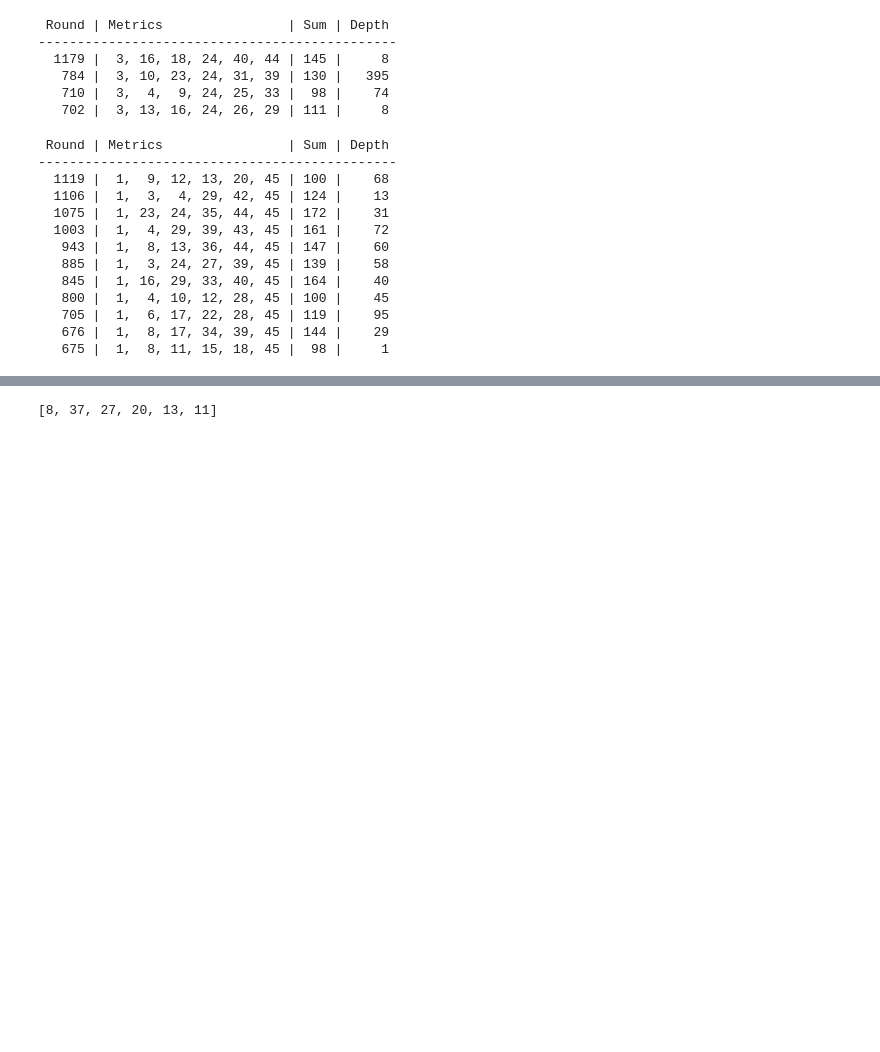
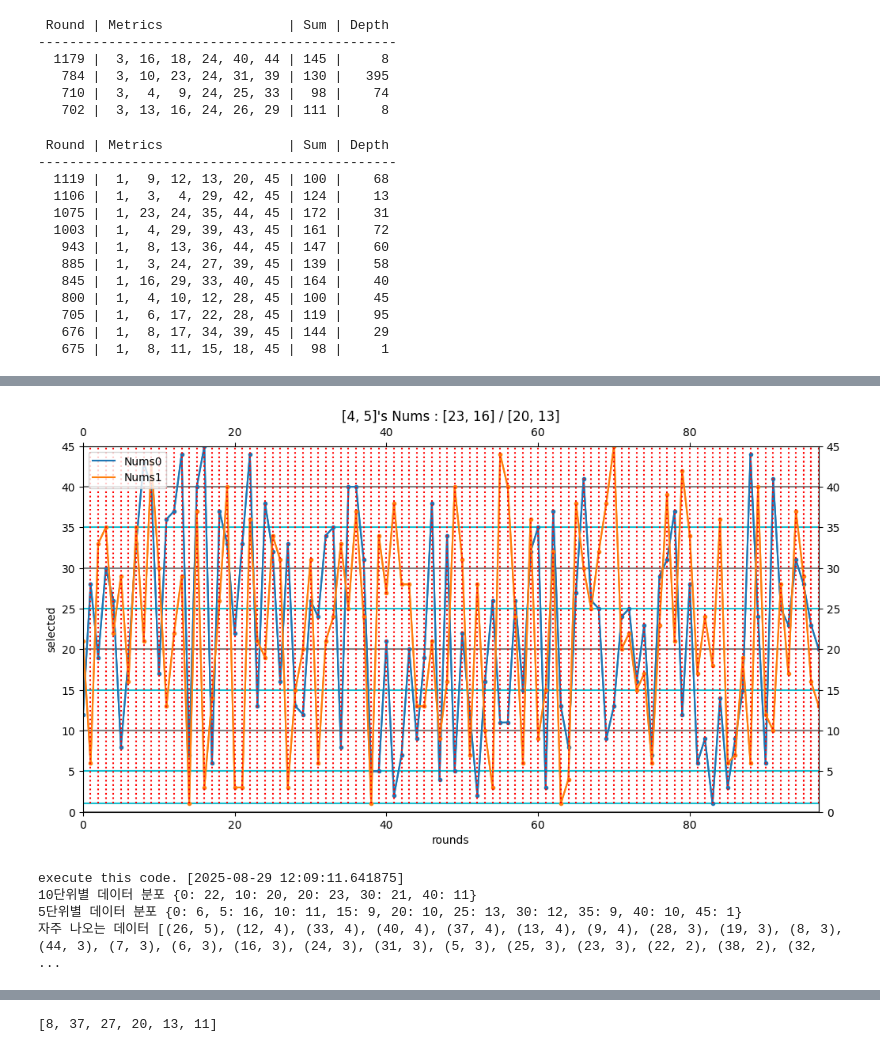
Before and after one commit to swhors/LSTM_Analyze, a Jupyter notebook: foresttrans/memo_re_0825_7.ipynb, the cells around one changed output, grey strips where cells are left out. Saved outputs shown, nothing was run; the diff lists cells and outputs as text; code cells hidden in the pictures; blank space fills up the shorter version.

```diff
--- a/foresttrans/memo_re_0825_7.ipynb
+++ b/foresttrans/memo_re_0825_7.ipynb
@@ -376,0 +390,32 @@ execute this code. [2025-08-28 18:17:05.049902]
+# %%
+### 네 번쨰 라인 검사
+sel_item = 2
+if sel_item == 0:
+    row_nums = [4]
+    cur_col_id = 0
+    next_nums_this = [next_nums[row_nums[0]-1]]
+if sel_item == 1:
+    row_nums = [3, 4]
+    cur_col_id = 1
+    next_nums_this = [next_nums[row_nums[0]-1], next_nums[row_nums[1]-1]]
+if sel_item == 2:
+    row_nums = [4, 5]
+    cur_col_id = 0
+    next_nums_this = [next_nums[row_nums[0]-1], next_nums[row_nums[1]-1]]
+if sel_item == 3:
+    row_nums = [3, 4, 5]
+    cur_col_id = 1
+    next_nums_this = [next_nums[row_nums[0]-1], next_nums[row_nums[1]-1], next_nums[row_nums[2]-1]]
+
+next_nums[row_nums[cur_col_id]-1] = 20
+
+draw_frequency_v2(row_nums=row_nums, metrics=metrics, next_nums=next_nums_this)
+print("10단위별 데이터 분포", get_level_count(metrics[row_nums[0]-1], level=10))
+print("5단위별 데이터 분포", get_level_count(metrics[row_nums[0]-1], level=5))
+print("자주 나오는 데이터", get_frequency(nums=metrics[row_nums[0]-1], is_desc=True))
+# %% [output]
+[figure, added]
+execute this code. [2025-08-29 12:09:11.641875]
+10단위별 데이터 분포 {0: 22, 10: 20, 20: 23, 30: 21, 40: 11}
+5단위별 데이터 분포 {0: 6, 5: 16, 10: 11, 15: 9, 20: 10, 25: 13, 30: 12, 35: 9, 40: 10, 45: 1}
+자주 나오는 데이터 [(26, 5), (12, 4), (33, 4), (40, 4), (37, 4), (13, 4), (9, 4), (28, 3), (19, 3), (8, 3), (44, 3), (7, 3), (6, 3), (16, 3), (24, 3), (31, 3), (5, 3), (25, 3), (23, 3), (22, 2), (38, 2), (32, ...
```
Also changed, not shown: parts of 12 cells of this notebook, 5 other files.
